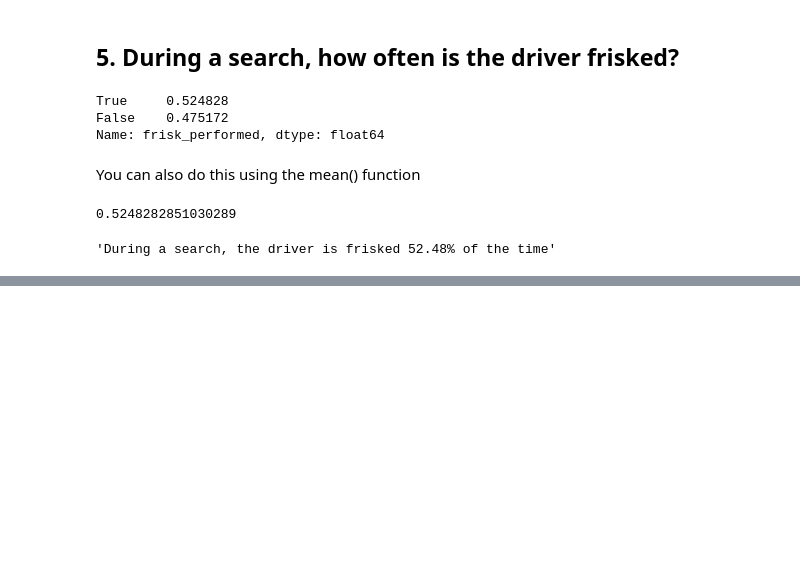
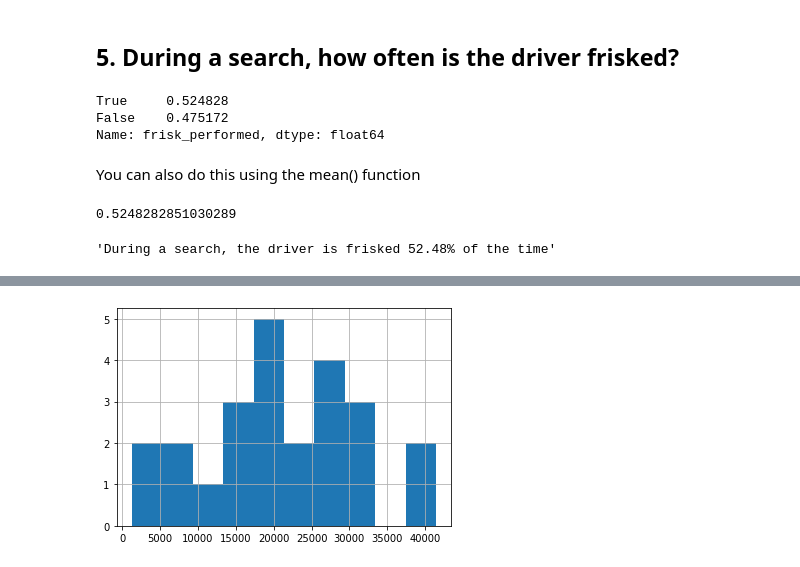
Before and after one commit to samirgadkari/ds, a Jupyter notebook: stanford_open_policing_dataset_analysis_rhode_island.ipynb, the cells around one changed output, grey strips where cells are left out. Saved outputs shown, nothing was run; the diff lists cells and outputs as text; code cells hidden in the pictures; blank space fills up the shorter version.

```diff
--- a/stanford_open_policing_dataset_analysis_rhode_island.ipynb
+++ b/stanford_open_policing_dataset_analysis_rhode_island.ipynb
@@ -222,0 +356,5 @@ Name: year, dtype: int64
+# %%
+ri_short.groupby(ri_short.stop_time.dt.hour) \
+    .type.count().hist();
+# %% [output]
+[figure, added]
```
Also changed, not shown: parts of 39 cells of this notebook.
